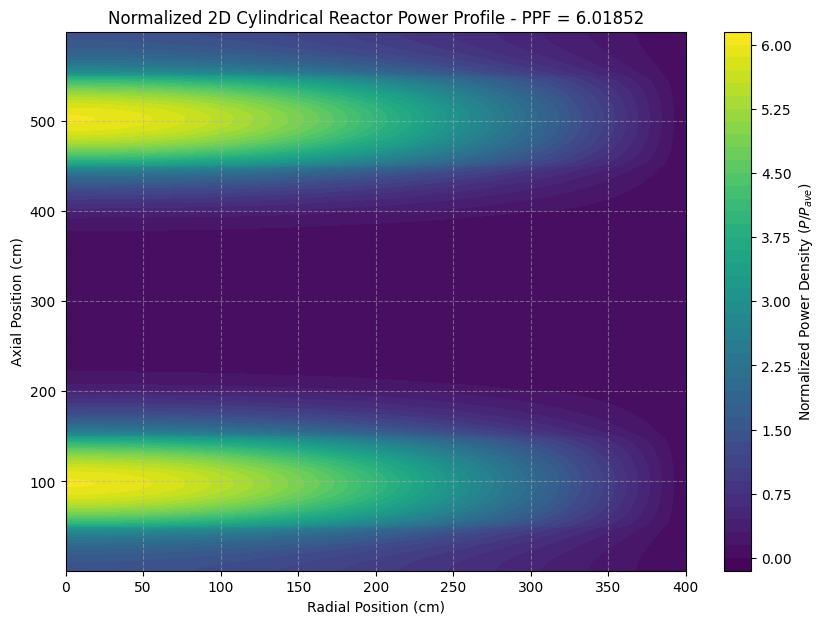
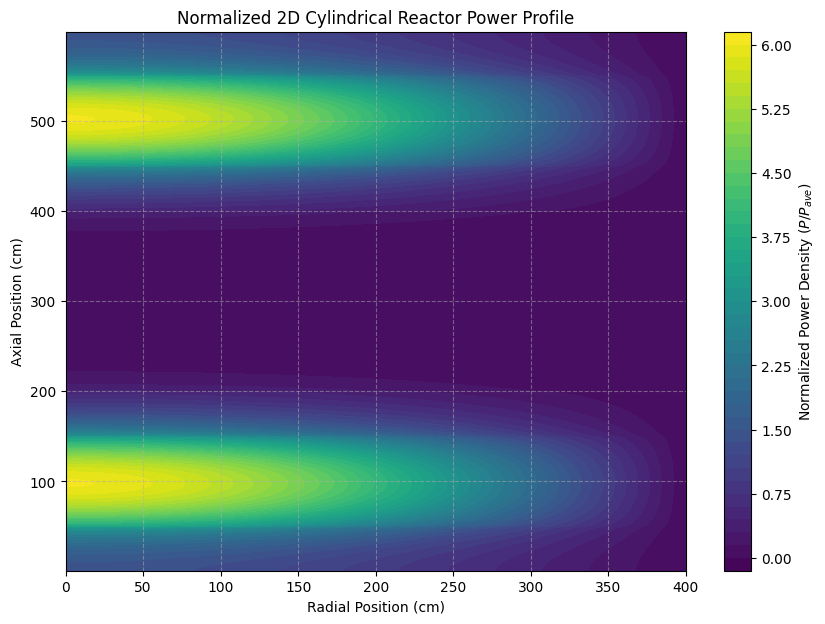
The notebook cell's code change between the first figure and the second:
--- before
+++ after
@@ -36,5 +36,4 @@
 # Calculate final power peaking factor for the assembly
 ppf_2d = np.max(P_mesh) / 1.0  # Normalized average is 1.0
-print(" ")
 print(f"--- 2D Cylindrical Reactor Results ---")
 print(f"2D k-effective: {k_2d:.5f}")
@@ -45,5 +44,5 @@
 contour = plt.contourf(R_mesh, Z_mesh, P_mesh, 50, cmap='viridis')
 plt.colorbar(contour, label=r"Normalized Power Density ($P / P_{ave}$)")
-plt.title(f"Normalized 2D Cylindrical Reactor Power Profile - PPF = {ppf_2d:.5f}")
+plt.title("Normalized 2D Cylindrical Reactor Power Profile")
 plt.xlabel("Radial Position (cm)")
 plt.ylabel("Axial Position (cm)")

Commit: Finishing my project, and reverting the accidental changes I made to Kyles project